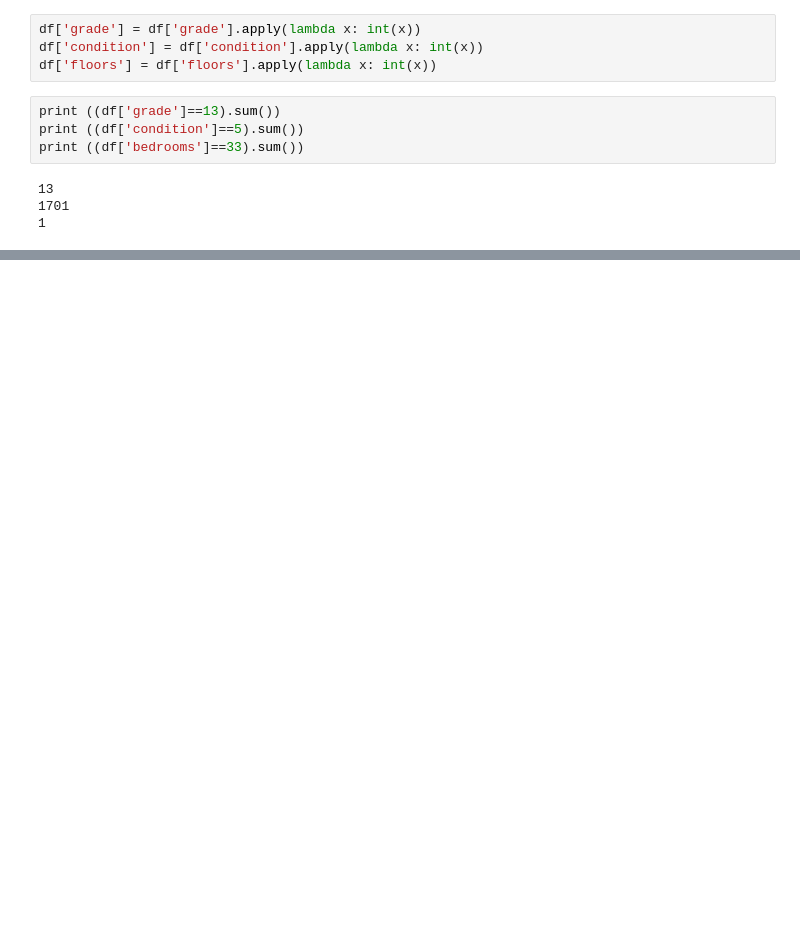
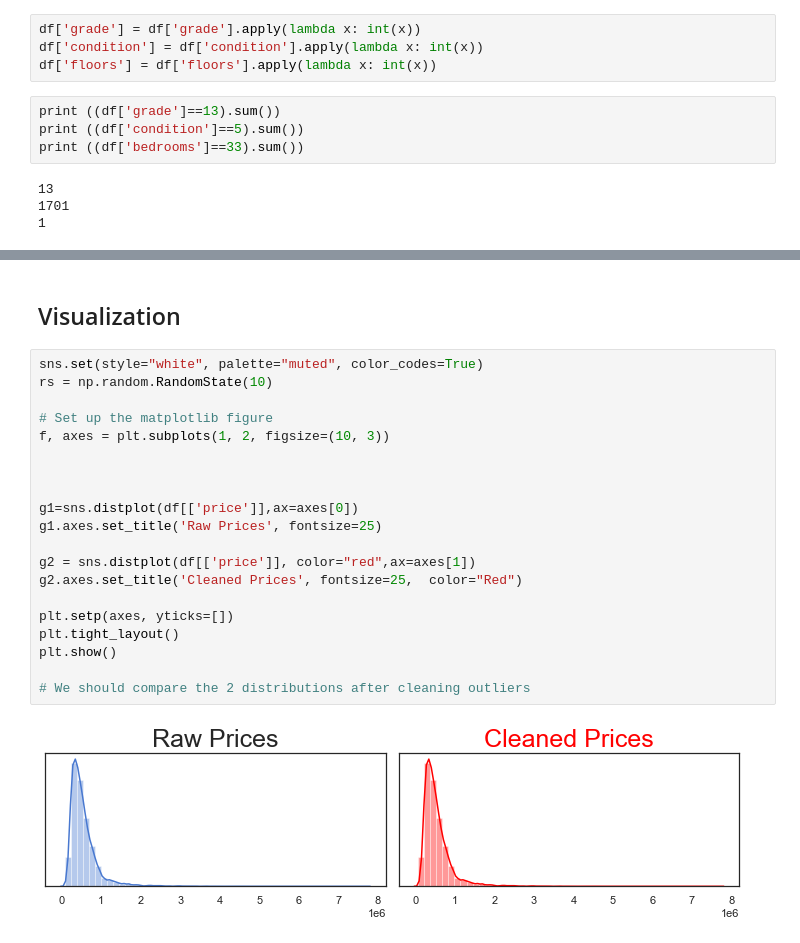
Before and after one commit to keouck/House-price-prediction, a Jupyter notebook: model/House_PricePrediction.ipynb, the cells around one changed output, grey strips where cells are left out. Cells and saved outputs as stored; diff of their text form; blank space fills up the shorter version.

```diff
--- a/model/House_PricePrediction.ipynb
+++ b/model/House_PricePrediction.ipynb
@@ -178,0 +211,24 @@ sns.heatmap(data=corr_matrix,cmap='coolwarm',annot=True)
+# %% [markdown]
+## Visualization
+# %%
+sns.set(style="white", palette="muted", color_codes=True)
+rs = np.random.RandomState(10)
+
+# Set up the matplotlib figure
+f, axes = plt.subplots(1, 2, figsize=(10, 3))
+
+
+
+g1=sns.distplot(df[['price']],ax=axes[0])
+g1.axes.set_title('Raw Prices', fontsize=25)
+
+g2 = sns.distplot(df[['price']], color="red",ax=axes[1])
+g2.axes.set_title('Cleaned Prices', fontsize=25,  color="Red")
+
+plt.setp(axes, yticks=[])
+plt.tight_layout()
+plt.show()
+
+# We should compare the 2 distributions after cleaning outliers
+# %% [output]
+[figure, added]
```
Also changed, not shown: parts of 22 cells of this notebook.
